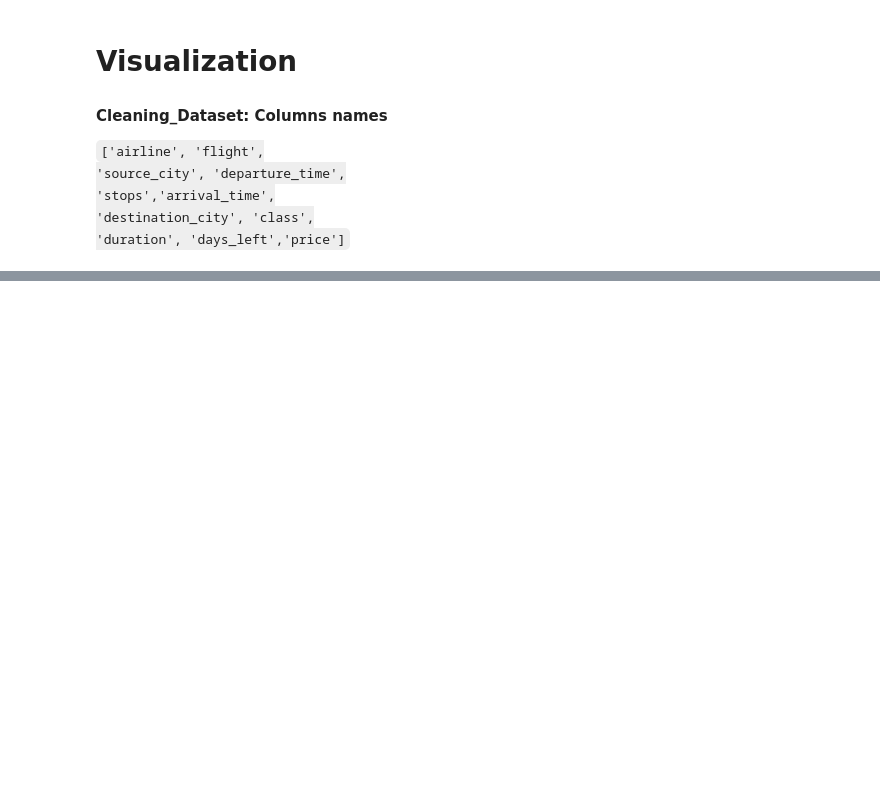
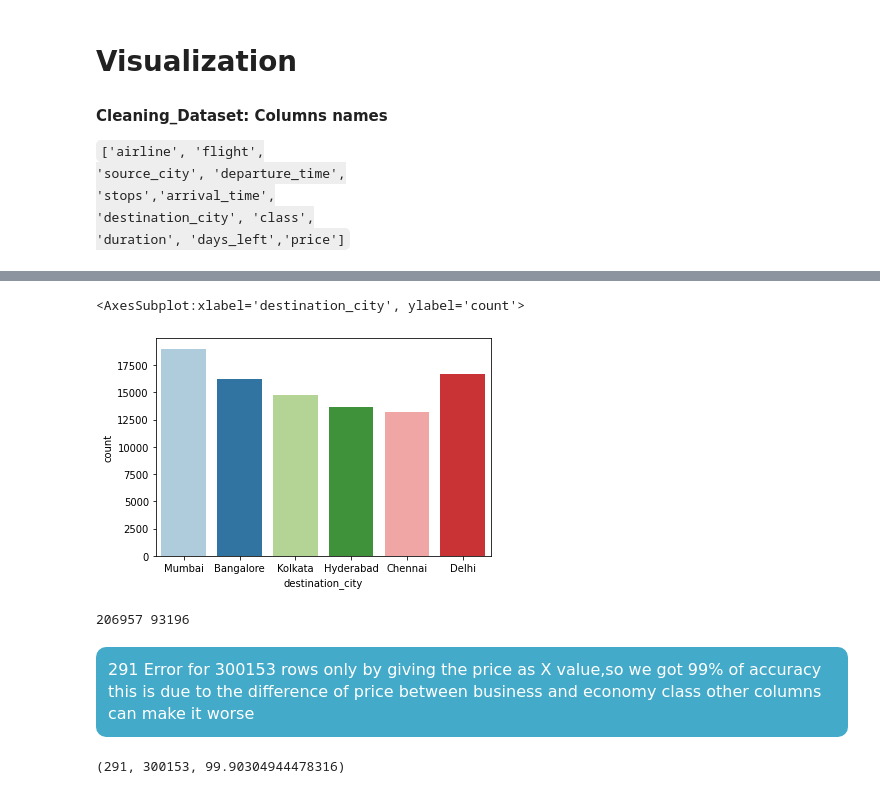
Before and after one commit to theyazilimci/KaggleProject, a Jupyter notebook: flight-price.ipynb, the cells around one changed output, grey strips where cells are left out. Cells and saved outputs as stored; diff of their text form; code cells hidden in the pictures; blank space fills up the shorter version.

Commit message:
Kaggle Notebook | Flight Price  | Version 2

```diff
--- a/flight-price.ipynb
+++ b/flight-price.ipynb
@@ -165,0 +176,6 @@ We changed the datatype of stops to int by replacing "zero" to 0 and "one" to 1
+# %%
+business_class = cleanData_df[cleanData_df['class'] == 'Business']
+sns.countplot(x='destination_city',data=business_class)
+# %% [output]
+<AxesSubplot:xlabel='destination_city', ylabel='count'>
+[figure, added]
@@ -165,0 +192,28 @@ We changed the datatype of stops to int by replacing "zero" to 0 and "one" to 1
+# %%
+Economy = 0
+Business = 0
+
+for i in range(len(prediction)):
+    if prediction[i] == "Economy":
+        Economy += 1
+    else:
+        Business += 1
+
+
+print(Economy,Business)
+
+true_economy = y.value_counts().values[0]
+# %% [output]
+206957 93196
+# %% [markdown]
+<div class="alert alert-block alert-info"
+     style="font-size:16px; font-family:Helvetica;
+           background: #43ABC9;
+            color: white;
+            border-radius: 10px;">
+    291 Error for 300153 rows only by giving the price as X value,so we got 99% of accuracy this is due to the difference of price between business and economy class other columns can make it worse
+</div>
+# %%
+abs(Economy - true_economy),y.count(),(1- (abs(Economy - true_economy) /  y.count()))*100
+# %% [output]
+(291, 300153, 99.90304944478316)
```
Also changed, not shown: parts of 6 cells of this notebook.
